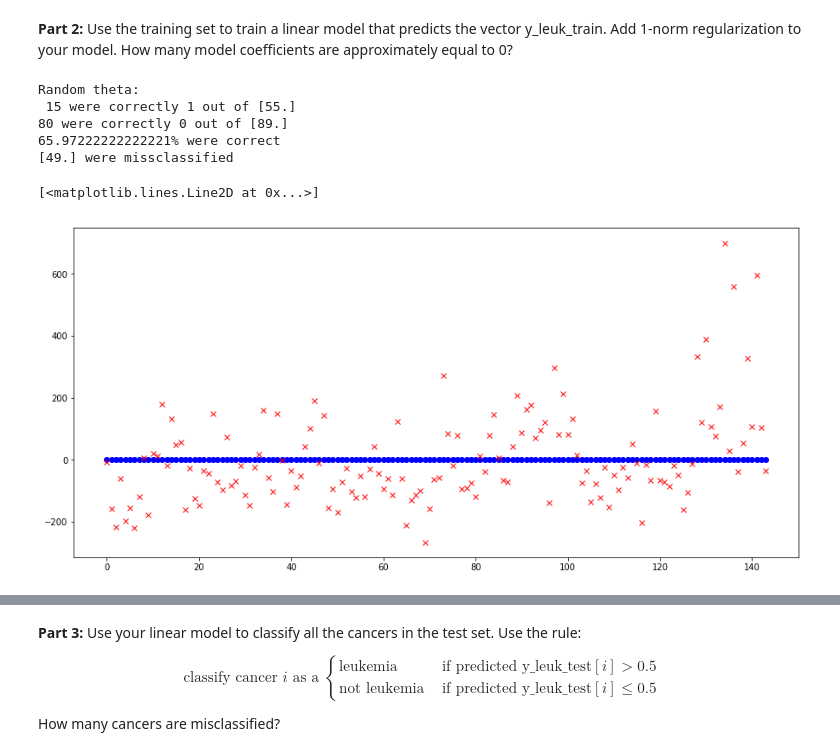
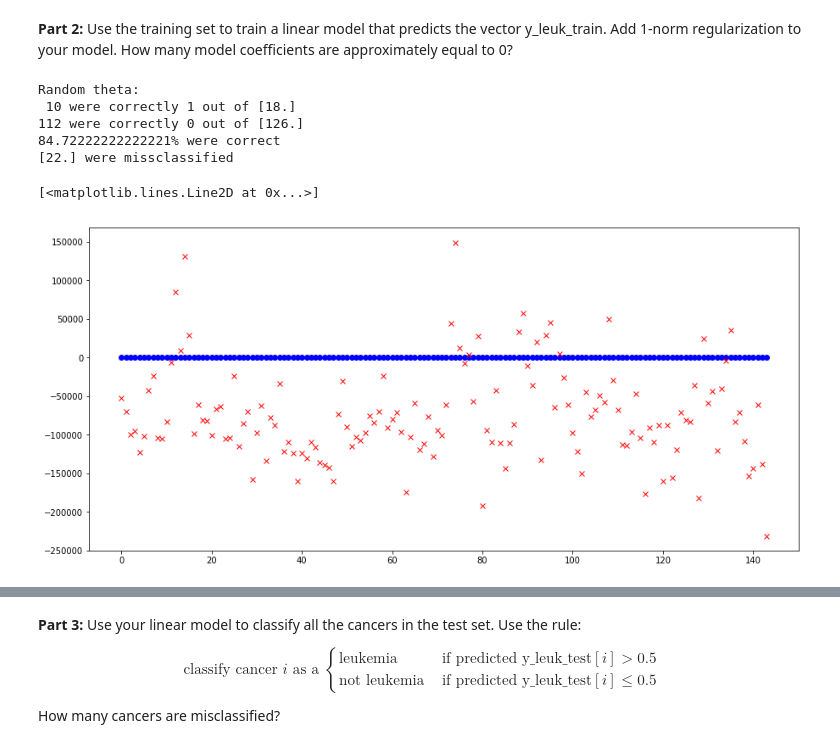
Before and after one commit to Hill-Boss/Big-Data, a Jupyter notebook: homework4/Homework 4.ipynb, the cells around one changed output, grey strips where cells are left out. Cells and saved outputs as stored; diff of their text form; code cells hidden in the pictures.

```diff
--- a/homework4/Homework 4.ipynb
+++ b/homework4/Homework 4.ipynb
@@ -341,17 +346,17 @@ Cs = learning_function(0) #learning rate
 # %%
 CRtheta = np.random.randn(n, 1) #random initialization
 
-ret = check_predicted(data_train_scale, CRtheta, y_leuk_train, 0, 1, 0.5)
+ret = check_predicted(data_train, CRtheta, y_leuk_train, 0, 1, 0.5)
 print('Random theta: \n', ret[2])
 
 plt.figure(figsize=(15,7))
 plt.plot(y_leuk_train, 'bo')
 plt.plot(ret[0], 'rx')
 # %% [output]
 Random theta:
- 15 were correctly 1 out of [55.]
-80 were correctly 0 out of [89.]
-65.97222222222221% were correct
-[49.] were missclassified
+ 10 were correctly 1 out of [18.]
+112 were correctly 0 out of [126.]
+84.72222222222221% were correct
+[22.] were missclassified
 [<matplotlib.lines.Line2D at 0x...>]
-[figure, old version]
+[figure, new version]
```
Also changed, not shown: parts of 11 cells of this notebook, 1 other file.
